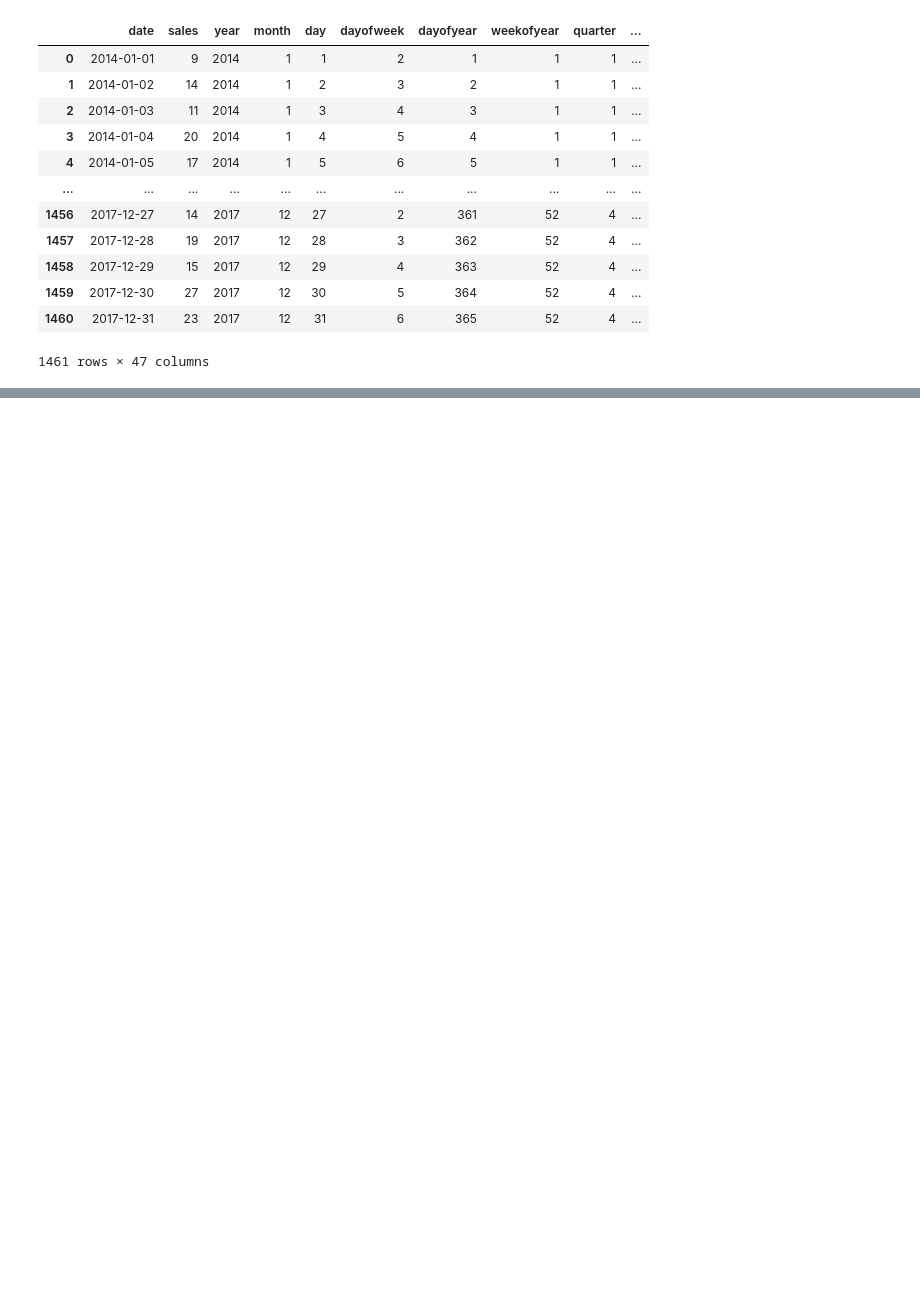
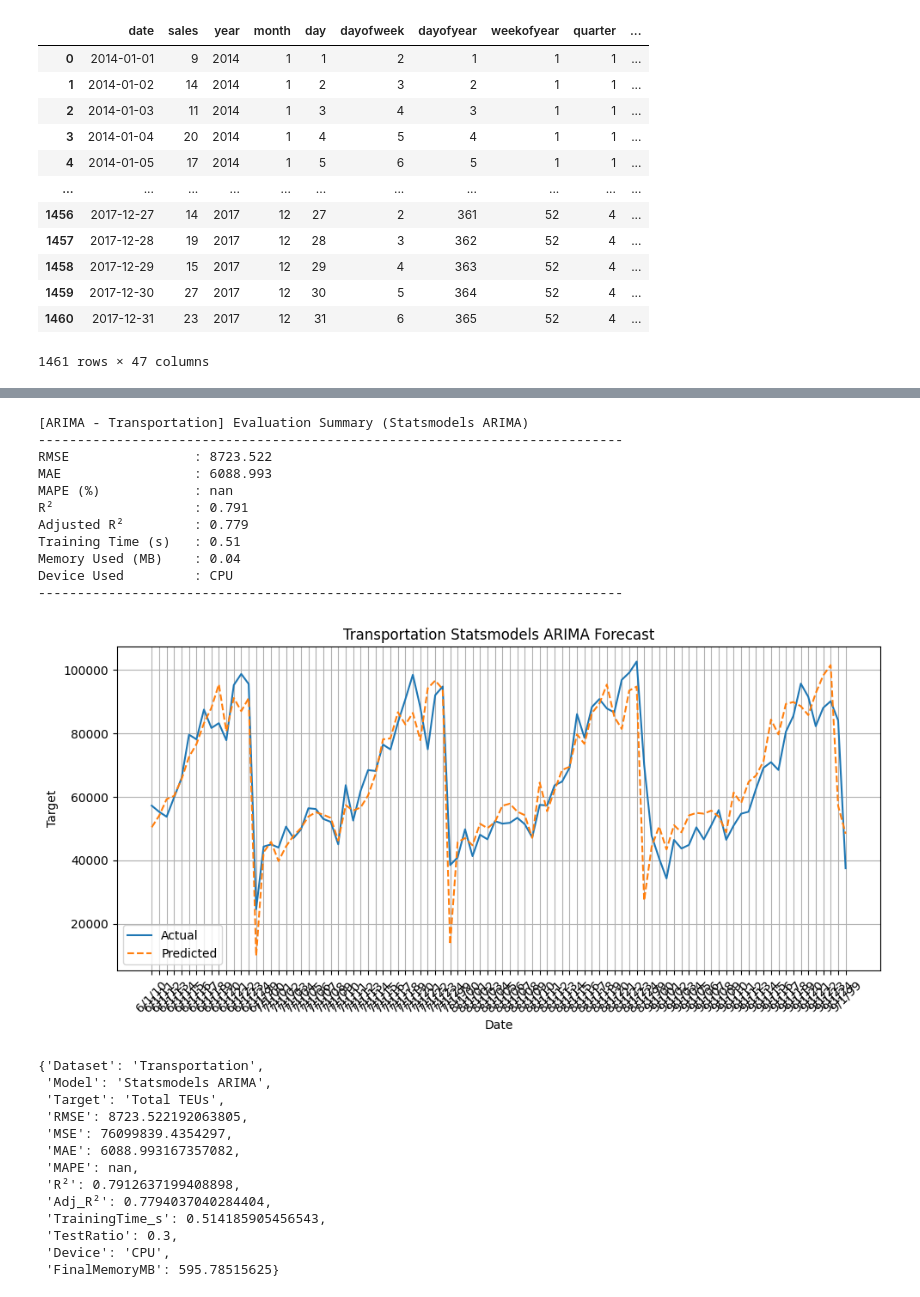
Before and after one commit to Cherry-808/DSS5104-ForecastDL, a Jupyter notebook: notebooks/ARIMA.ipynb, the cells around one changed output, grey strips where cells are left out. Cells and saved outputs as stored; diff of their text form; code cells hidden in the pictures; blank space fills up the shorter version.

```diff
--- a/notebooks/ARIMA.ipynb
+++ b/notebooks/ARIMA.ipynb
@@ -176,0 +170,5 @@ ValueError: x and y must have same first dimension, but have shapes (503,) and (
+# %%
+transportation_data = pd.read_csv('../data/dataset_transport/Baltimore_Lagged_Dataset.csv')
+# transportation_data_no_lag['Month'] = transportation_data_no_lag['Month'].dt.strftime('%Y%m').astype(int)
+
+transportation_data
@@ -176,0 +189,47 @@ ValueError: x and y must have same first dimension, but have shapes (503,) and (
+# %%
+# Run ARIMA Model on Transportation Data
+
+# Define parameters for LSTM model
+transportation_data.name = "Transportation"
+target = 'Total TEUs'
+date_col = 'Month'  # Column name for the date
+test_ratio = 0.3  # Proportion of data to use for testing
+engine = "statsmodels" # Engine to use for ARIMA model
+order=(5, 1, 0)  # ARIMA order (p, d, q)
+
+transportation_arima_results = run_arima_on_dataset(
+    transportation_data,
+    target,
+    date_col,
+    test_ratio,
+    engine,
+    order
+)
+
+transportation_arima_results
+# %% [output]
+[ARIMA - Transportation] Evaluation Summary (Statsmodels ARIMA)
+---------------------------------------------------------------------------
+RMSE                : 8723.522
+MAE                 : 6088.993
+MAPE (%)            : nan
+R²                  : 0.791
+Adjusted R²         : 0.779
+Training Time (s)   : 0.51
+Memory Used (MB)    : 0.04
+Device Used         : CPU
+---------------------------------------------------------------------------
+[figure, added]
+{'Dataset': 'Transportation',
+ 'Model': 'Statsmodels ARIMA',
+ 'Target': 'Total TEUs',
+ 'RMSE': 8723.522192063805,
+ 'MSE': 76099839.4354297,
+ 'MAE': 6088.993167357082,
+ 'MAPE': nan,
+ 'R²': 0.7912637199408898,
+ 'Adj_R²': 0.7794037040284404,
+ 'TrainingTime_s': 0.514185905456543,
+ 'TestRatio': 0.3,
+ 'Device': 'CPU',
+ 'FinalMemoryMB': 595.78515625}
```
Also changed, not shown: parts of 9 cells of this notebook, 1 other file.
